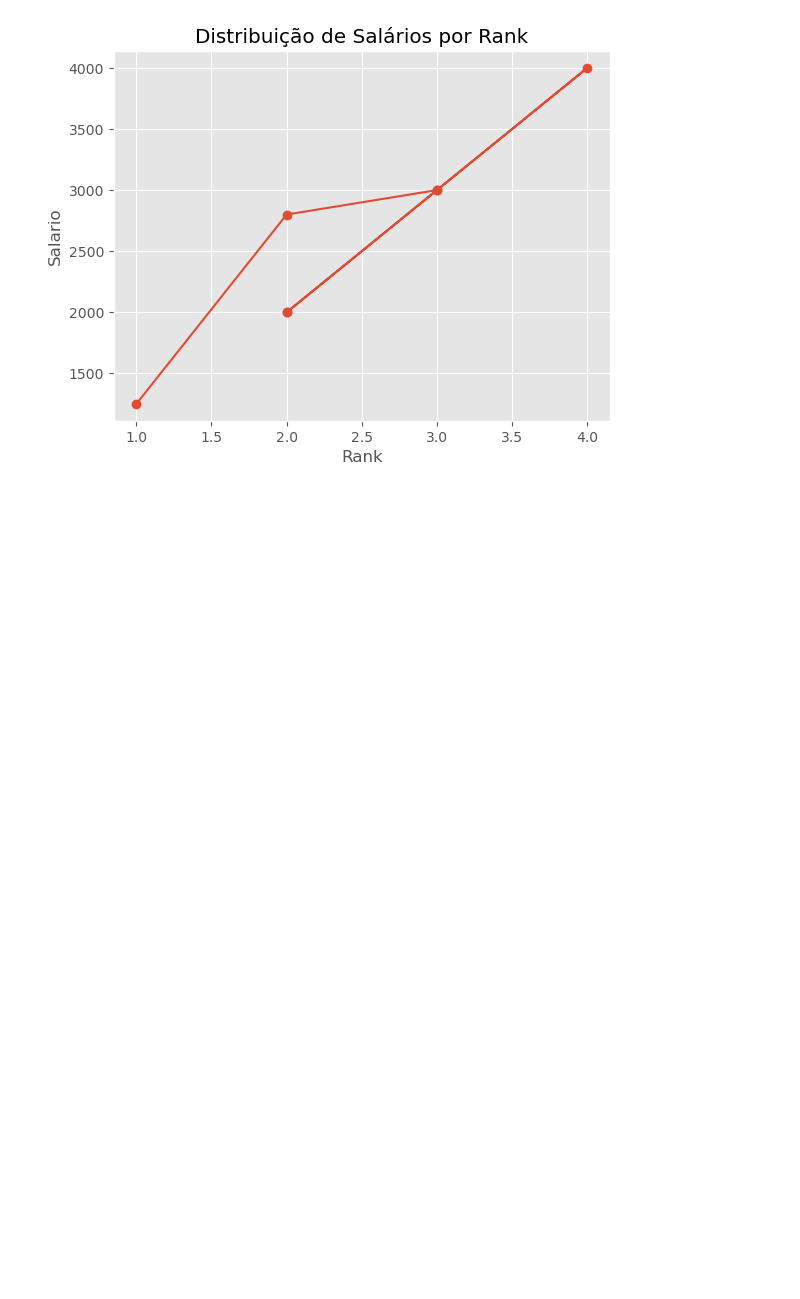
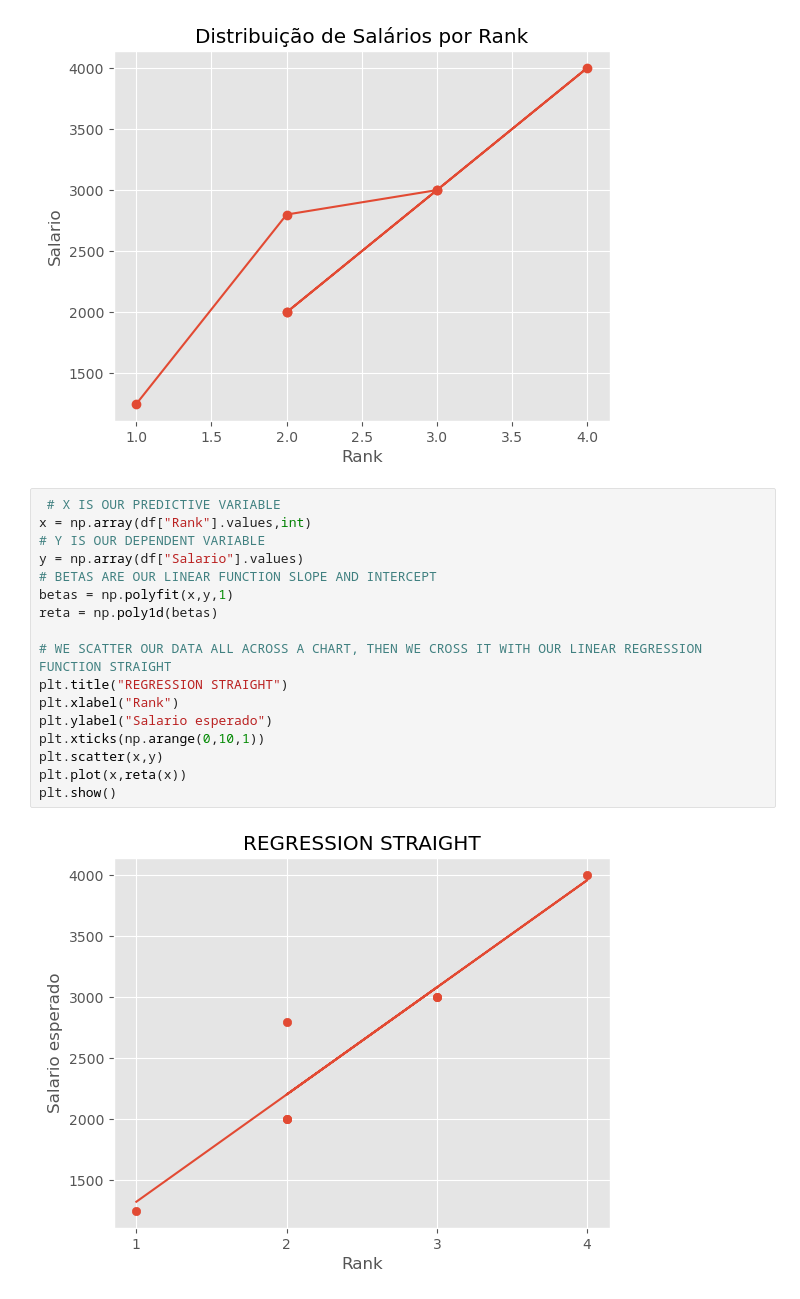
Before and after one commit to Klayver-Gabriel/Ninjas-Dataset, a Jupyter notebook: app/Tests.ipynb, the cells around one changed output. Saved outputs shown, nothing was run; the diff lists cells and outputs as text; blank space fills up the shorter version.

Commit message:
Adição da Reta de regressão no Jupyter

```diff
--- a/app/Tests.ipynb
+++ b/app/Tests.ipynb
@@ -71,3 +71,22 @@ plt.ylabel("Salario")
 # %% [output]
 Text(0, 0.5, 'Salario')
 [figure]
+# %%
+ # X IS OUR PREDICTIVE VARIABLE
+x = np.array(df["Rank"].values,int)
+# Y IS OUR DEPENDENT VARIABLE
+y = np.array(df["Salario"].values)
+# BETAS ARE OUR LINEAR FUNCTION SLOPE AND INTERCEPT
+betas = np.polyfit(x,y,1)
+reta = np.poly1d(betas)
+
+# WE SCATTER OUR DATA ALL ACROSS A CHART, THEN WE CROSS IT WITH OUR LINEAR REGRESSION FUNCTION STRAIGHT
+plt.title("REGRESSION STRAIGHT")
+plt.xlabel("Rank")
+plt.ylabel("Salario esperado")
+plt.xticks(np.arange(0,10,1))
+plt.scatter(x,y)
+plt.plot(x,reta(x))
+plt.show()
+# %% [output]
+[figure, added]
```
